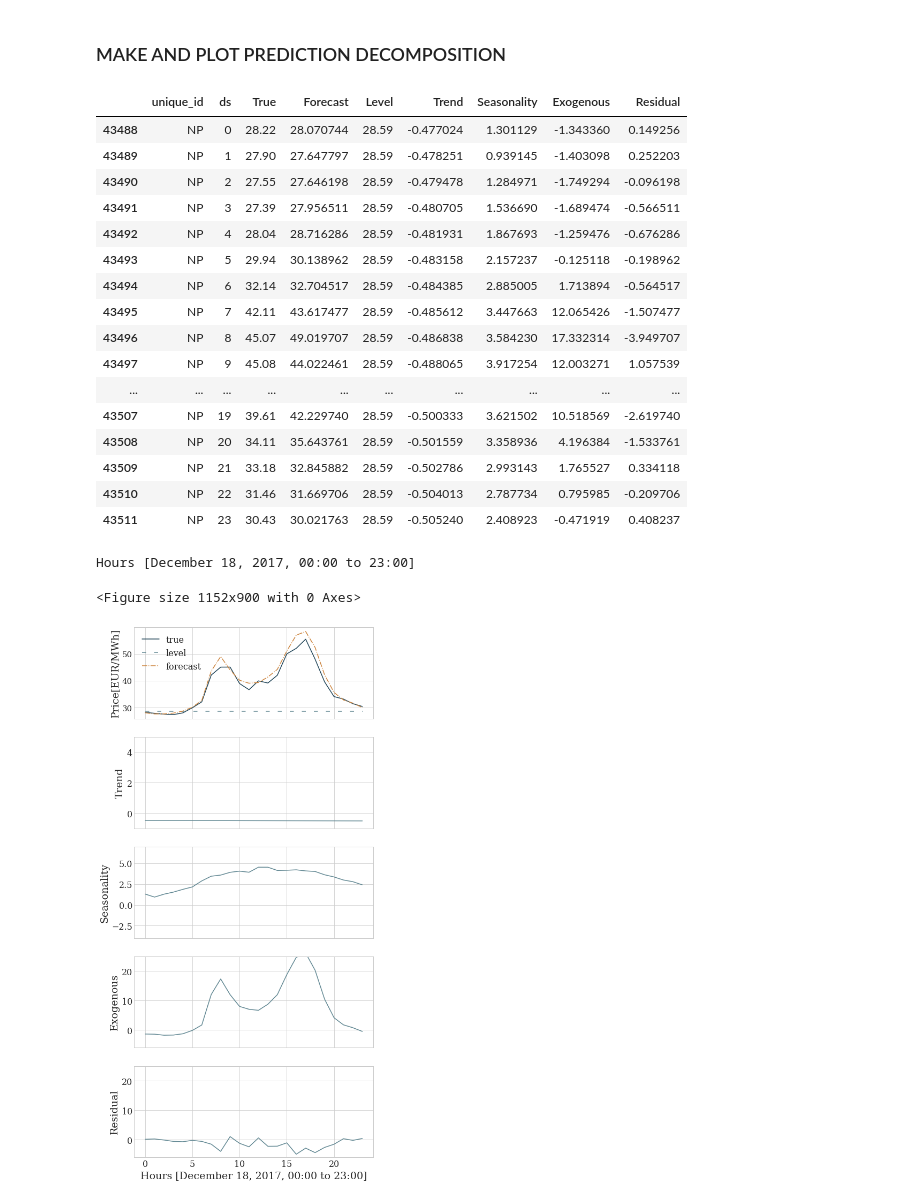
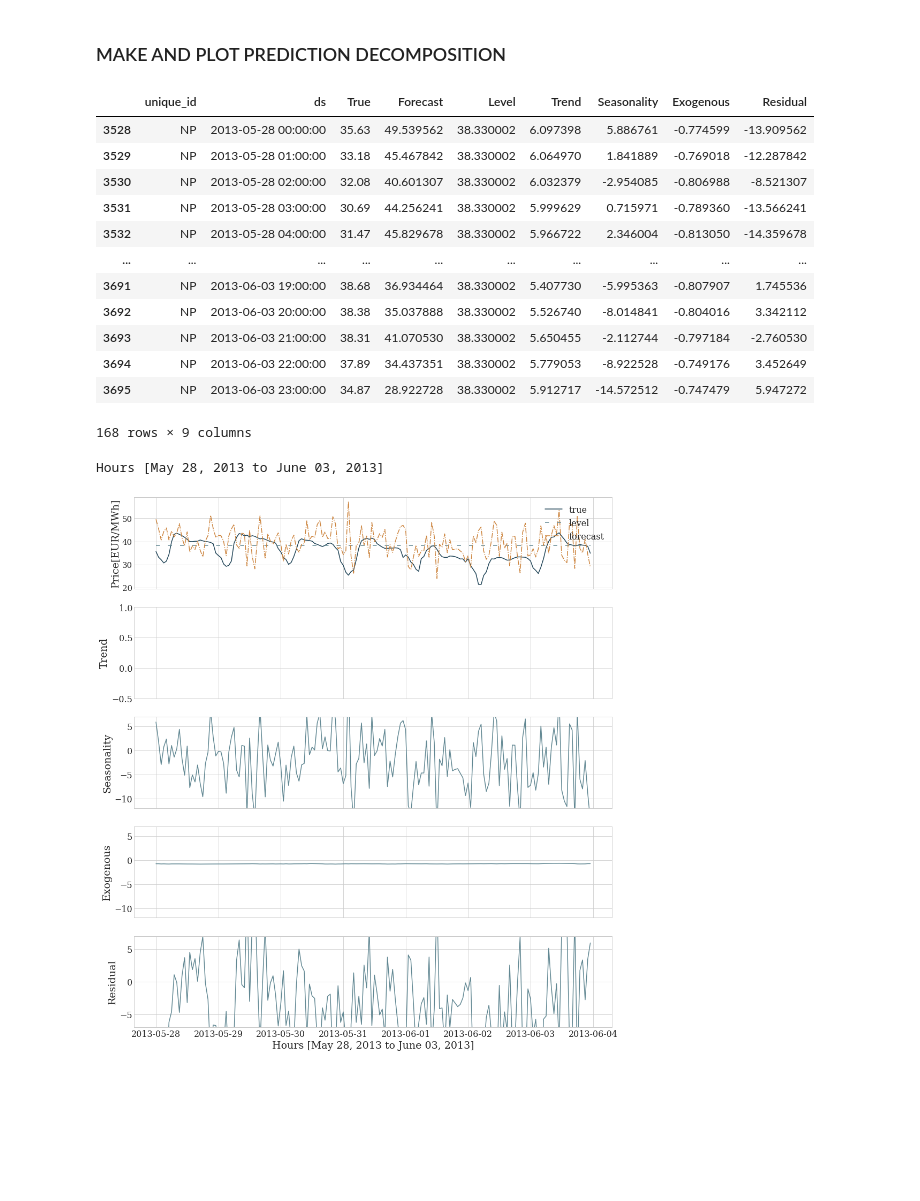
Before and after one commit to Nixtla/Nixtla, a Jupyter notebook: nbs/models_nbeats__nbeats.ipynb, the cells around one changed output. Saved outputs shown, nothing was run; the diff lists cells and outputs as text; code cells hidden in the pictures; blank space fills up the shorter version.

```diff
--- a/nbs/models_nbeats__nbeats.ipynb
+++ b/nbs/models_nbeats__nbeats.ipynb
@@ -891,8 +885,16 @@ Step: 17500, Time: 374.158, Insample MAE: 1.23999, Outsample MAE: 1.71948
 # Make predictions
 Y_hat_df = model.forecast(Y_df=Y_df, X_df=X_df, f_cols=None, return_decomposition=True)
 
+# if not ('exogenous_wavenet' in mc['stack_types']):
+#     Y_hat_file = f'./results/{Y_df.unique_id[0]}_nbets_predictions.csv'
+# else:
+#     Y_hat_file = f'./results/{Y_df.unique_id[0]}_nbetsx_predictions.csv'
+# Y_hat_df.to_csv(Y_hat_file, index=False)
+
+
 # Filter and rename
-Y_hat_df = Y_hat_df[(Y_hat_df.ds >= "2017-12-18") & (Y_hat_df.ds < "2017-12-19")]
+#Y_hat_df = Y_hat_df[(Y_hat_df.ds >= "2017-12-18") & (Y_hat_df.ds < "2017-12-19")]
+Y_hat_df = Y_hat_df[(Y_hat_df.ds >= "2013-05-28") & (Y_hat_df.ds < "2013-06-04")]
 Y_hat_df = Y_hat_df.rename(columns={'y': 'True',
                                     'y_hat': 'Forecast',
                                     'level': 'Level',
@@ -911,7 +913,7 @@ if mc['output_size']==24:
     Y_hat_df['ds'] = Y_hat_df.ds.dt.hour.values
 
 if mc['output_size']>24:
-    x_plot = Y_df.ds.values
+    x_plot = Y_hat_df.ds.values
     x_plot_min = pd.to_datetime(x_plot.min()).strftime('%B %d, %Y')
     x_plot_max = pd.to_datetime(x_plot.max()).strftime('%B %d, %Y')
 
@@ -924,25 +926,20 @@ if 'Exogenous' not in Y_hat_df.columns:
 Y_hat_df
 # %% [output]
 |  | unique_id | ds | True | Forecast | Level | Trend | Seasonality | Exogenous | Residual |
-| 43488 | NP | 0 | 28.22 | 28.070744 | 28.59 | -0.477024 | 1.301129 | -1.343360 | 0.149256 |
-| 43489 | NP | 1 | 27.90 | 27.647797 | 28.59 | -0.478251 | 0.939145 | -1.403098 | 0.252203 |
-| 43490 | NP | 2 | 27.55 | 27.646198 | 28.59 | -0.479478 | 1.284971 | -1.749294 | -0.096198 |
-| 43491 | NP | 3 | 27.39 | 27.956511 | 28.59 | -0.480705 | 1.536690 | -1.689474 | -0.566511 |
-| 43492 | NP | 4 | 28.04 | 28.716286 | 28.59 | -0.481931 | 1.867693 | -1.259476 | -0.676286 |
-| 43493 | NP | 5 | 29.94 | 30.138962 | 28.59 | -0.483158 | 2.157237 | -0.125118 | -0.198962 |
-| 43494 | NP | 6 | 32.14 | 32.704517 | 28.59 | -0.484385 | 2.885005 | 1.713894 | -0.564517 |
-| 43495 | NP | 7 | 42.11 | 43.617477 | 28.59 | -0.485612 | 3.447663 | 12.065426 | -1.507477 |
-| 43496 | NP | 8 | 45.07 | 49.019707 | 28.59 | -0.486838 | 3.584230 | 17.332314 | -3.949707 |
-| 43497 | NP | 9 | 45.08 | 44.022461 | 28.59 | -0.488065 | 3.917254 | 12.003271 | 1.057539 |
+| 3528 | NP | 2013-05-28 00:00:00 | 35.63 | 49.539562 | 38.330002 | 6.097398 | 5.886761 | -0.774599 | -13.909562 |
+| 3529 | NP | 2013-05-28 01:00:00 | 33.18 | 45.467842 | 38.330002 | 6.064970 | 1.841889 | -0.769018 | -12.287842 |
+| 3530 | NP | 2013-05-28 02:00:00 | 32.08 | 40.601307 | 38.330002 | 6.032379 | -2.954085 | -0.806988 | -8.521307 |
+| 3531 | NP | 2013-05-28 03:00:00 | 30.69 | 44.256241 | 38.330002 | 5.999629 | 0.715971 | -0.789360 | -13.566241 |
+| 3532 | NP | 2013-05-28 04:00:00 | 31.47 | 45.829678 | 38.330002 | 5.966722 | 2.346004 | -0.813050 | -14.359678 |
 | ... | ... | ... | ... | ... | ... | ... | ... | ... | ... |
-| 43507 | NP | 19 | 39.61 | 42.229740 | 28.59 | -0.500333 | 3.621502 | 10.518569 | -2.619740 |
-| 43508 | NP | 20 | 34.11 | 35.643761 | 28.59 | -0.501559 | 3.358936 | 4.196384 | -1.533761 |
-| 43509 | NP | 21 | 33.18 | 32.845882 | 28.59 | -0.502786 | 2.993143 | 1.765527 | 0.334118 |
-| 43510 | NP | 22 | 31.46 | 31.669706 | 28.59 | -0.504013 | 2.787734 | 0.795985 | -0.209706 |
-| 43511 | NP | 23 | 30.43 | 30.021763 | 28.59 | -0.505240 | 2.408923 | -0.471919 | 0.408237 |
+| 3691 | NP | 2013-06-03 19:00:00 | 38.68 | 36.934464 | 38.330002 | 5.407730 | -5.995363 | -0.807907 | 1.745536 |
+| 3692 | NP | 2013-06-03 20:00:00 | 38.38 | 35.037888 | 38.330002 | 5.526740 | -8.014841 | -0.804016 | 3.342112 |
+| 3693 | NP | 2013-06-03 21:00:00 | 38.31 | 41.070530 | 38.330002 | 5.650455 | -2.112744 | -0.797184 | -2.760530 |
+| 3694 | NP | 2013-06-03 22:00:00 | 37.89 | 34.437351 | 38.330002 | 5.779053 | -8.922528 | -0.749176 | 3.452649 |
+| 3695 | NP | 2013-06-03 23:00:00 | 34.87 | 28.922728 | 38.330002 | 5.912717 | -14.572512 | -0.747479 | 5.947272 |
+168 rows × 9 columns
 # %%
 # Plot Decomposition
-
 x_axis_str = f'Hours [{x_plot_min} to {x_plot_max}]'
 print(x_axis_str)
 
@@ -973,39 +970,41 @@ for i, comp in enumerate(['Trend', 'Seasonality', 'Exogenous', 'Residual']):
     axs[i+1].set_ylabel(comp, fontsize=FONTSIZE)
     axs[i+1].yaxis.set_tick_params(labelsize=FONTSIZE-3)
     axs[i+1].xaxis.set_tick_params(labelsize=FONTSIZE-3)
 
     if i<3:
         axs[i+1].set_xticklabels([])
 
     if np.sum(np.isnan(Y_hat_df[comp]))==len(Y_hat_df[comp]):
         axs[i+1].set_visible(False)
 
     # Trend
     if i==0:
-        axs[i+1].set_ylim(-1, 5)
+        #axs[i+1].set_ylim(-1, 4)
+        axs[i+1].set_ylim(-0.5, 1)
 
     # Seasonality
     if i==1:
-        axs[i+1].set_ylim(-4, 7)
-        #axs[i+1].set_ylim(-4.0, 10)
+        #axs[i+1].set_ylim(-4, 7)
+        axs[i+1].set_ylim(-12, 7)
 
     # Exogenous
     if i==2:
-        axs[i+1].set_ylim(-6, 25)
+        #axs[i+1].set_ylim(-6, 25)
+        axs[i+1].set_ylim(-12, 7)
 
     # Residual
     if i==3:
-        axs[i+1].set_ylim(-6, 25)
+        #axs[i+1].set_ylim(-6, 25)
+        axs[i+1].set_ylim(-7, 7)
 
 axs[0].legend(prop={'size': FONTSIZE-3})
 axs[4].set_xlabel(x_axis_str, fontsize=FONTSIZE)
 
 plt.tight_layout()
 plt.subplots_adjust(left=0.125, bottom=0.1, right=0.9,
                     top=1.2, wspace=0.2, hspace=0.2)
-plt.savefig('./results/nbeatsx_decomposition2.pdf', bbox_inches = 'tight')
+plt.savefig('./results/variance_decomposition.pdf', bbox_inches = 'tight')
 plt.show()
 # %% [output]
-Hours [December 18, 2017, 00:00 to 23:00]
+Hours [May 28, 2013 to June 03, 2013]
-<Figure size 1152x900 with 0 Axes>
-[figure, old version]
+[figure, new version]
```
Also changed, not shown: parts of 3 cells of this notebook, 3 other files.
